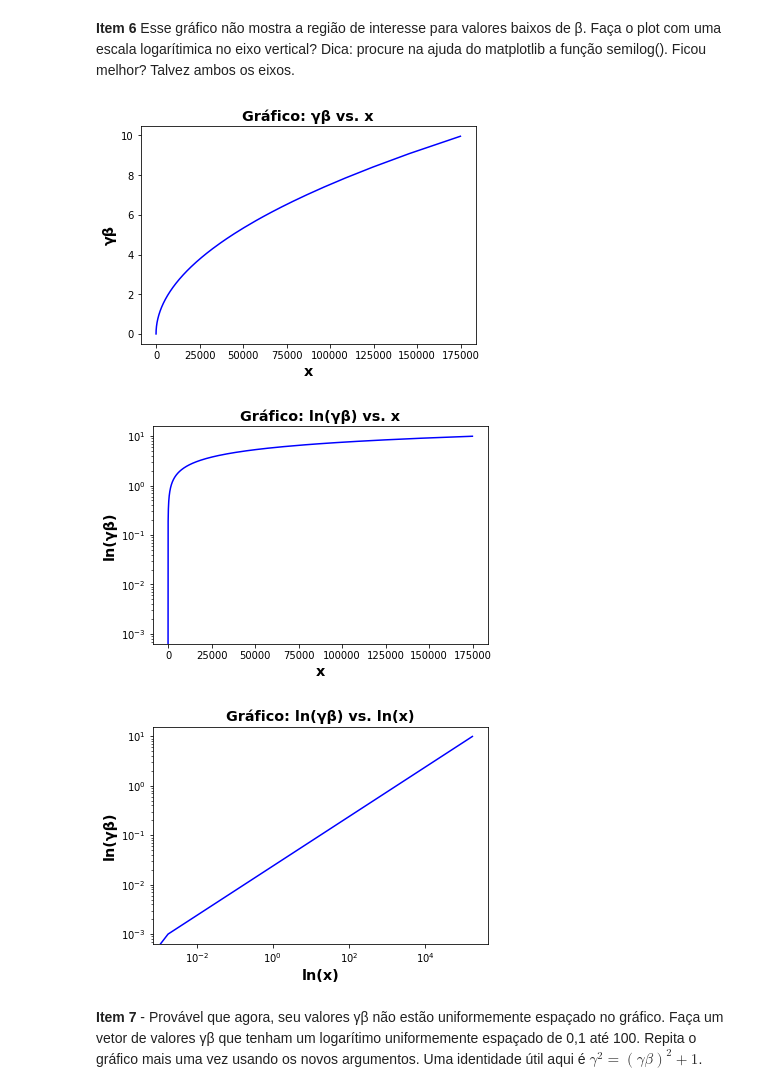
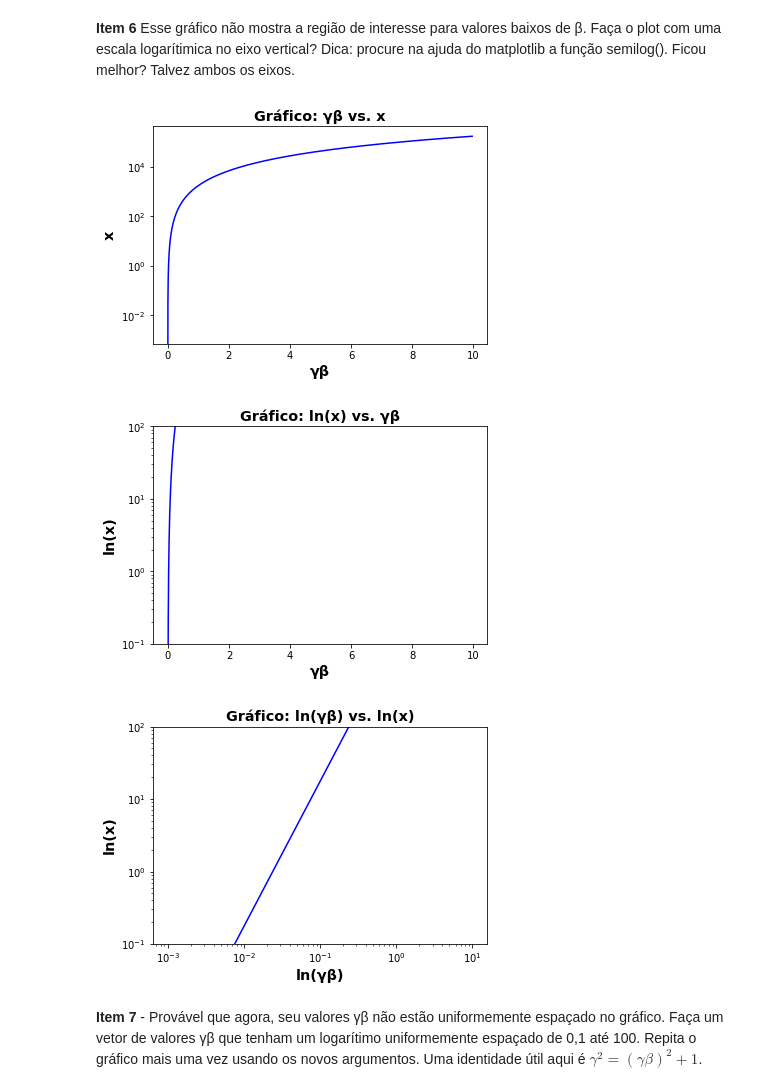
Before and after one commit to JMateusNSilva/python_uerj_2020_2, a Jupyter notebook: projeto01/projeto01_Bethe_Block_equation.ipynb, the cells around one changed output. Cells and saved outputs as stored; diff of their text form; code cells hidden in the pictures.

```diff
--- a/projeto01/projeto01_Bethe_Block_equation.ipynb
+++ b/projeto01/projeto01_Bethe_Block_equation.ipynb
@@ -163,37 +154,38 @@ ax4=plt.plot( x, gamma_beta, 'blue')
 # %%
 x = ln_argument(gamma_beta)                 # Este é o argumento do ln da equação de Bethe-Block
 
 fig, ax3 = plt.subplots()
 
 # Gráfico
 ax3.set_title('Gráfico: γβ vs. x',fontsize='x-large', fontweight='bold')
-ax3.set_ylabel('γβ',fontsize='x-large', fontweight='bold')
-ax3.set_xlabel('x', fontsize='x-large', fontweight='bold')
-ax3=plt.plot( x, gamma_beta, 'blue')
+ax3.set_xlabel('γβ',fontsize='x-large', fontweight='bold')
+ax3.set_ylabel('x', fontsize='x-large', fontweight='bold')
+ax3.set_yscale('log')
+ax3=plt.plot( gamma_beta, x, 'blue')
 #ax2.set_xscale('log')
 
 fig, ax4 = plt.subplots()
 
-ax4.set_title('Gráfico: ln(γβ) vs. x',fontsize='x-large', fontweight='bold')
-ax4.set_ylabel('ln(γβ)',fontsize='x-large', fontweight='bold')
-ax4.set_xlabel('x', fontsize='x-large', fontweight='bold')
+ax4.set_title('Gráfico: ln(x) vs. γβ',fontsize='x-large', fontweight='bold')
+ax4.set_xlabel('γβ',fontsize='x-large', fontweight='bold')
+ax4.set_ylabel('ln(x)', fontsize='x-large', fontweight='bold')
 ax4.set_yscale('log')
-ax4=plt.plot( x, gamma_beta, 'blue')
-#ax2.set_xscale('log')
+ax4.set_ylim(0.1,100.1)                     # Limita o eixo x entre os valores de 0.1 até 100
+ax4=plt.plot( gamma_beta, x, 'blue')
 
 fig, ax5 = plt.subplots()
 
 ax5.set_title('Gráfico: ln(γβ) vs. ln(x)',fontsize='x-large', fontweight='bold')
-ax5.set_ylabel('ln(γβ)',fontsize='x-large', fontweight='bold')
-ax5.set_xlabel('ln(x)', fontsize='x-large', fontweight='bold')
+ax5.set_xlabel('ln(γβ)',fontsize='x-large', fontweight='bold')
+ax5.set_ylabel('ln(x)', fontsize='x-large', fontweight='bold')
 ax5.set_xscale('log')
 ax5.set_yscale('log')
-ax5=plt.plot( x, gamma_beta, 'blue')
-#ax2.set_xscale('log')
+ax5.set_ylim(0.1,100.1)                     # Limita o eixo x entre os valores de 0.1 até 100
+ax5=plt.plot( gamma_beta, x, 'blue')
 # %% [output]
-[figure, old version]
+[figure, new version]
-[figure, old version]
+[figure, new version]
-[figure, old version]
+[figure, new version]
 # %% [markdown]
 **Item 7** - Provável que agora, seu valores γβ não estão uniformemente espaçado no gráfico. Faça um vetor de valores γβ que tenham um logarítimo uniformemente espaçado de 0,1 até 100. Repita o gráfico mais uma vez usando os novos argumentos. Uma identidade útil aqui é $\gamma^2 = (\gamma \beta)^2 + 1$.
 # %%
```
Also changed, not shown: parts of 5 cells of this notebook.
